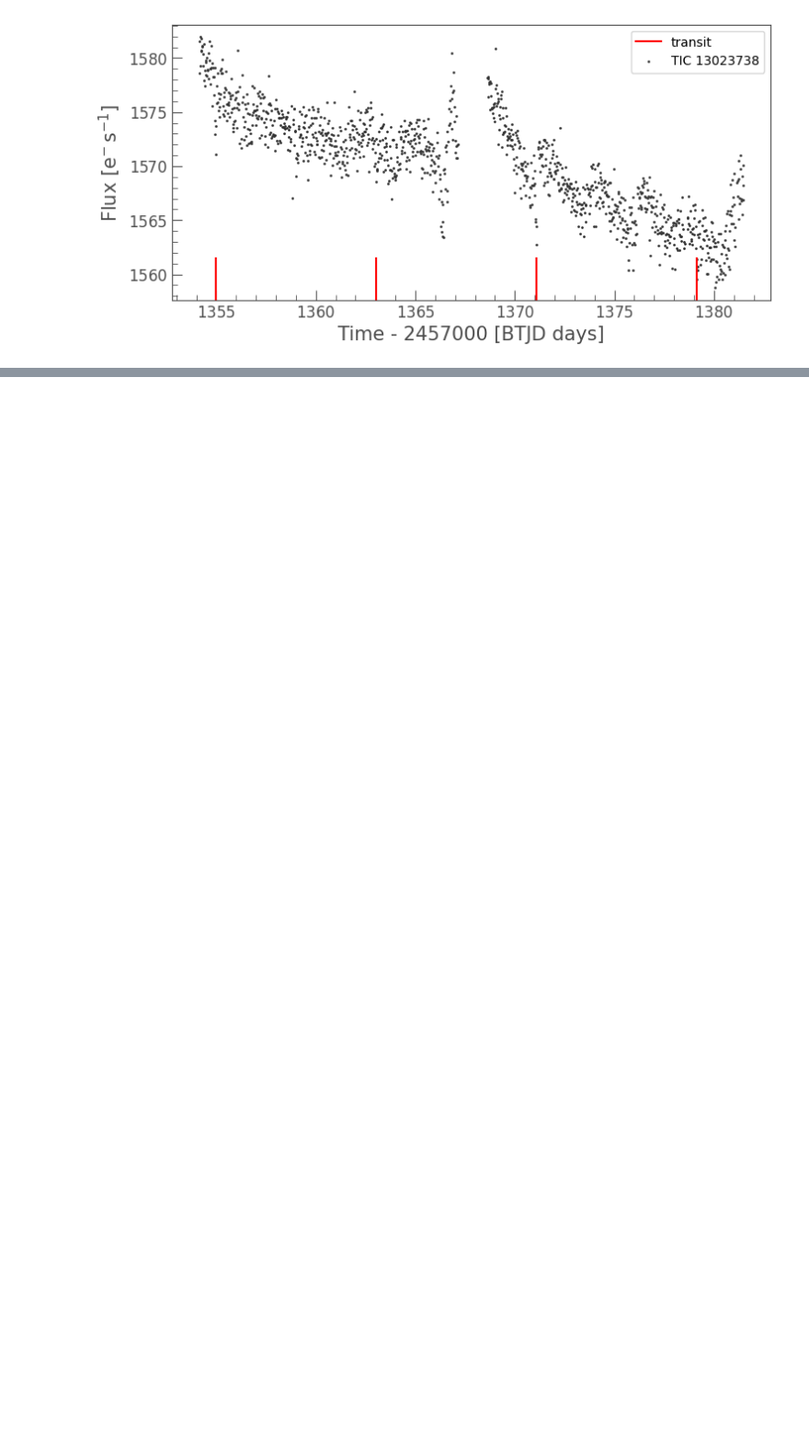
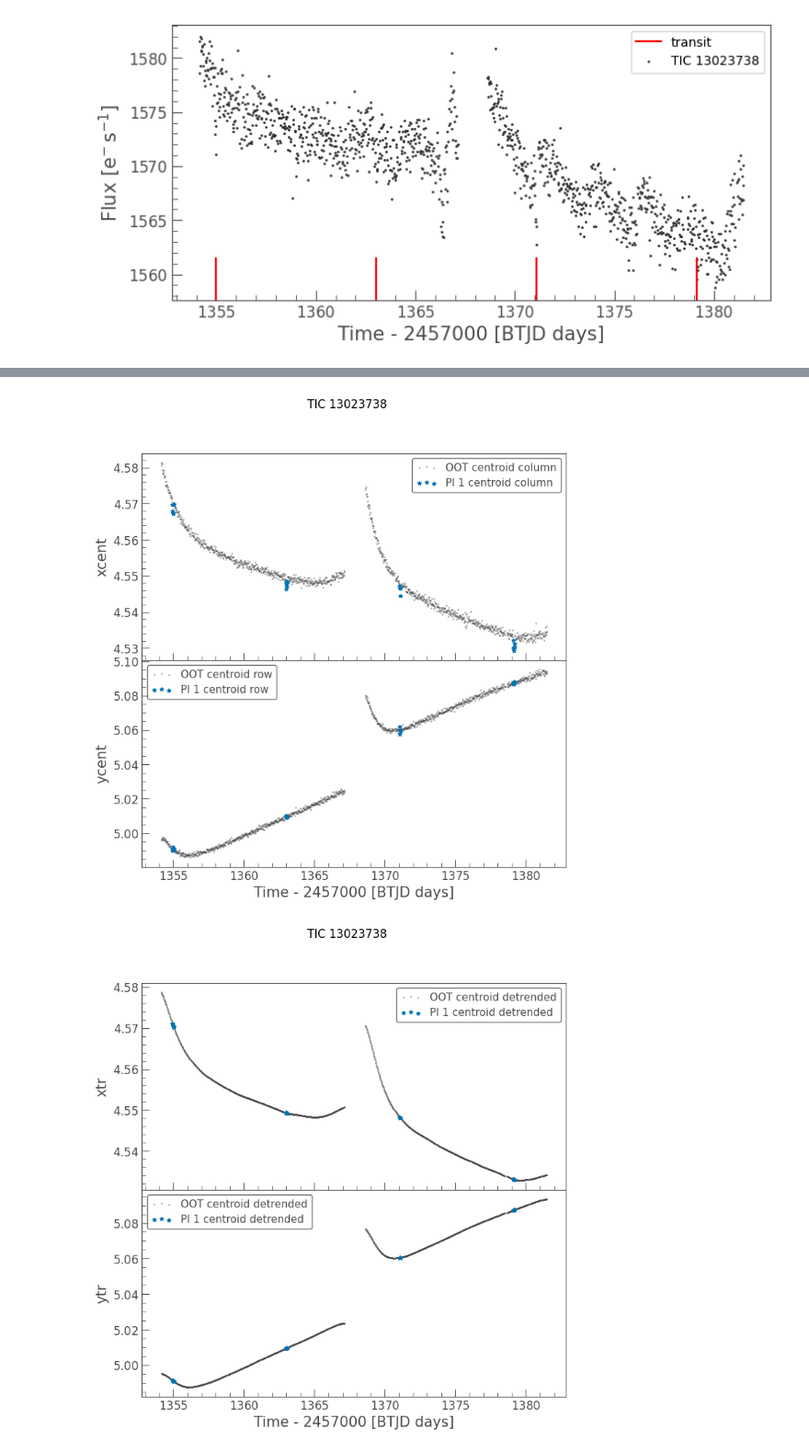
Before and after one commit to orionlee/PH_TESS_I_LightCurveViewer, a Jupyter notebook: targets/13023738_neb/TIC_vetting_centroid-13023738_neb.ipynb, the cells around one changed output, grey strips where cells are left out. Shown at 92% size. Drawn from its saved outputs; the diff is of its cells as text; code cells hidden in the pictures; blank space fills up the shorter version.

```diff
--- a/targets/13023738_neb/TIC_vetting_centroid-13023738_neb.ipynb
+++ b/targets/13023738_neb/TIC_vetting_centroid-13023738_neb.ipynb
@@ -49,0 +57,11 @@ ax = tpf_trunc.plot_pixels(aperture_mask="pipeline", show_flux=True);
+# %%
+# reload(vt.centroiding)
+# reload(vt)
+
+# plot estimated centroids / detrended centroids to check if the detrending is over/under aggressive
+lc = r['lc_list'][0]
+fig1 = vt.centroiding.plot_centroids_vs_time(lc, "cent");
+fig2 = vt.centroiding.plot_centroids_vs_time(lc, "tr");
+# %% [output]
+[figure, added]
+[figure, added]
```
Also changed, not shown: parts of 17 cells of this notebook.
